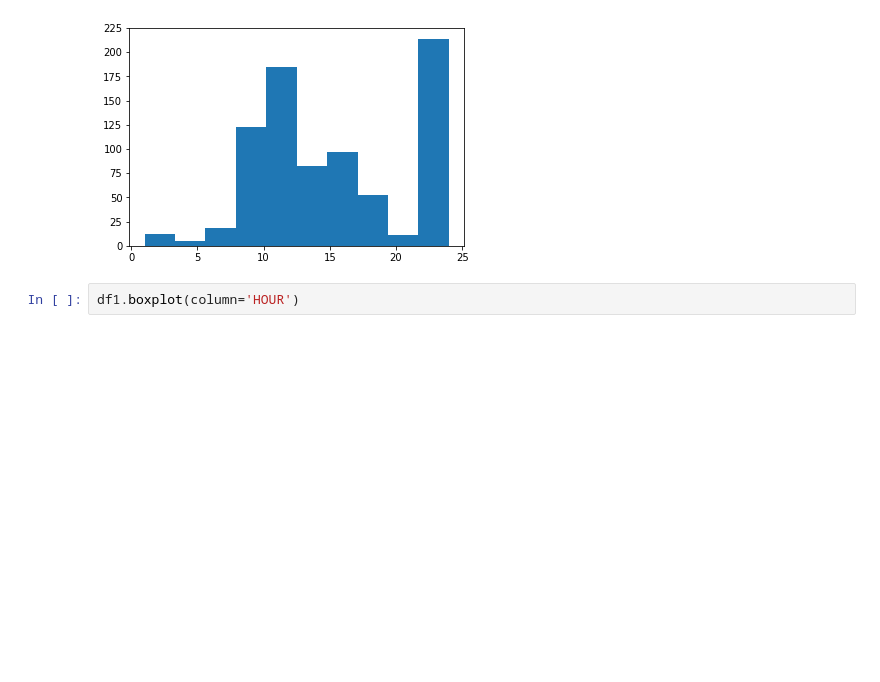
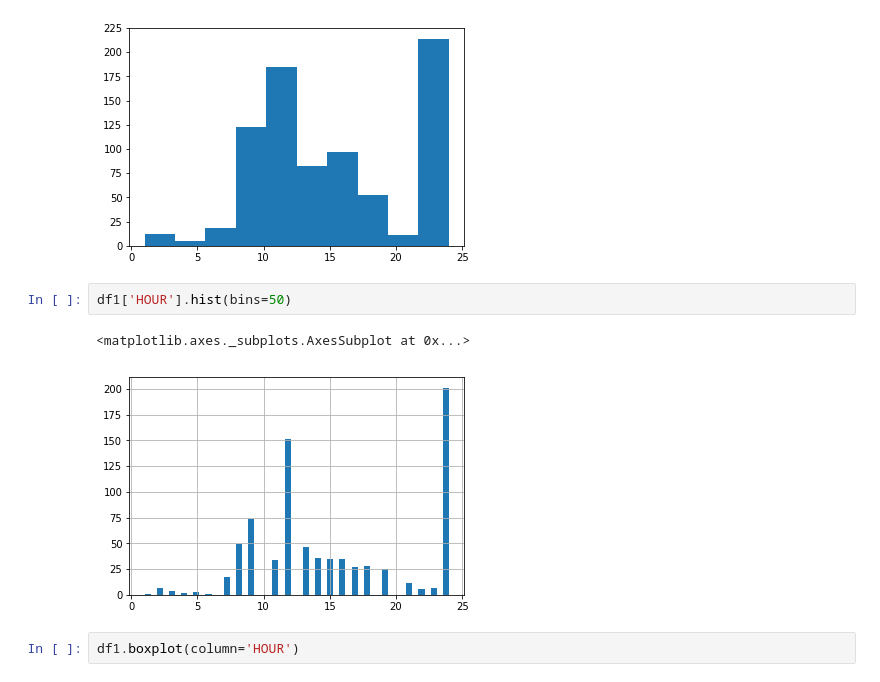
Before and after one commit to hzho517/testlab2, a Jupyter notebook: Test2.ipynb, the cells around one changed output. Saved outputs shown, nothing was run; the diff lists cells and outputs as text; blank space fills up the shorter version.

```diff
--- a/Test2.ipynb
+++ b/Test2.ipynb
@@ -99,6 +99,11 @@ plt.hist(df1["HOUR"])
 plt.show()
 # %% [output]
 [figure]
+# %%
+df1['HOUR'].hist(bins=50)
+# %% [output]
+<matplotlib.axes._subplots.AxesSubplot at 0x...>
+[figure, added]
 # %%
 df1.boxplot(column='HOUR')
 # %% [output]
```
Also changed, not shown: parts of 21 cells of this notebook.
